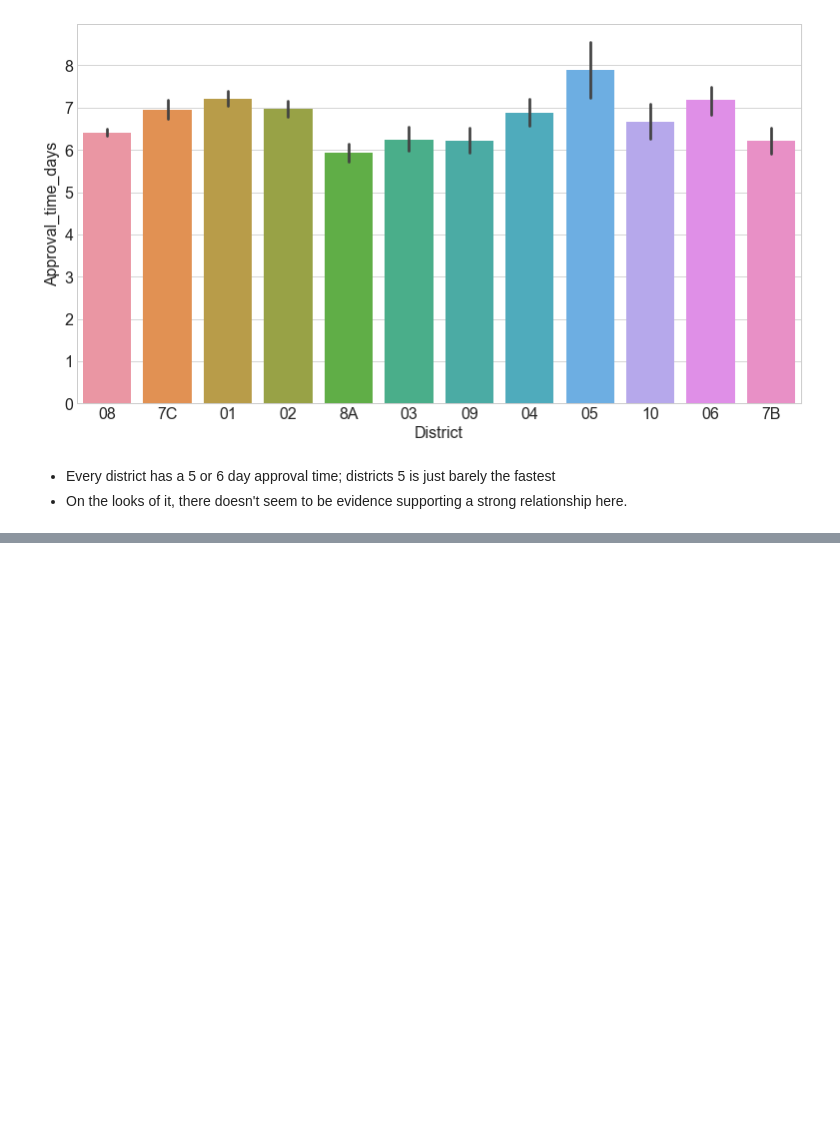
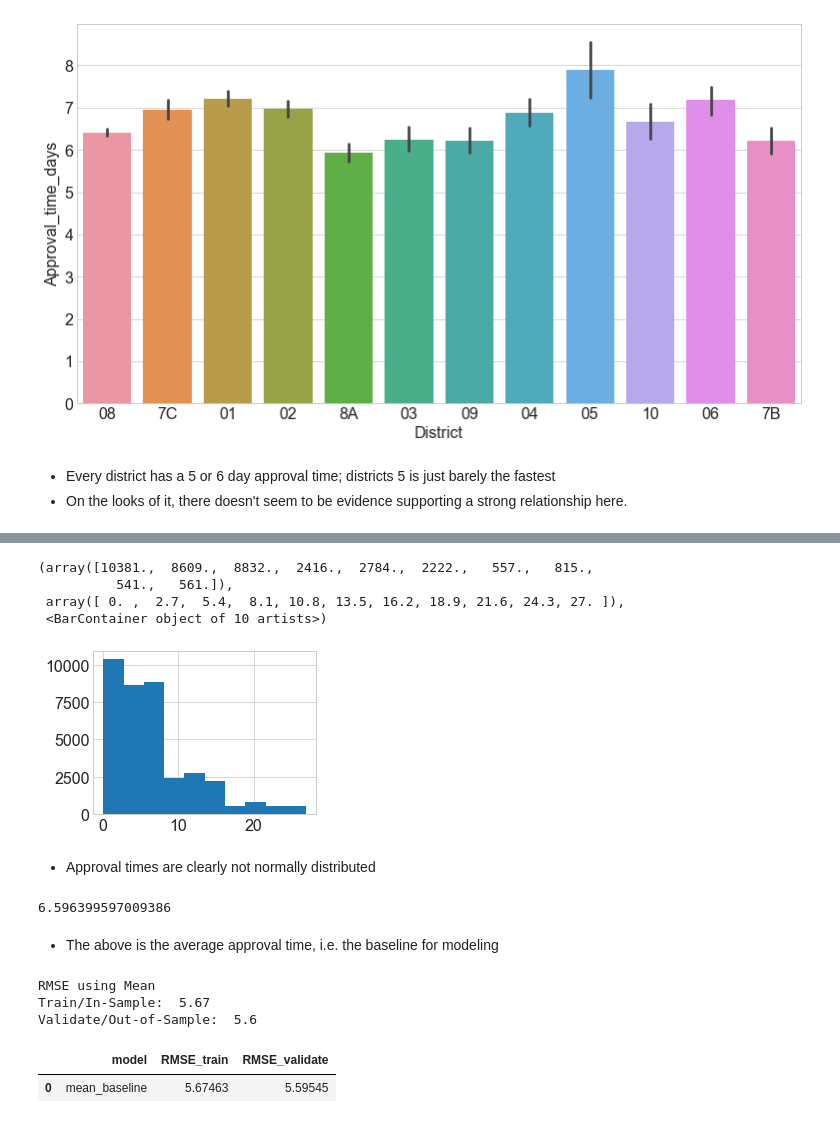
Before and after one commit to brianclements03/Individual_Project, a Jupyter notebook: Final_Notebook_Draft.ipynb, the cells around one changed output, grey strips where cells are left out. Cells and saved outputs as stored; diff of their text form; code cells hidden in the pictures; blank space fills up the shorter version.

Commit message:
improve readme and add modeling to draft

```diff
--- a/Final_Notebook_Draft.ipynb
+++ b/Final_Notebook_Draft.ipynb
@@ -916,0 +934,19 @@ sns.barplot(data=train,x='District',y='Approval_time_days')
+# %%
+# visualize the distribution of y_train
+plt.figure(figsize=(4,3))
+plt.hist(y_train)
+# %% [output]
+(array([10381.,  8609.,  8832.,  2416.,  2784.,  2222.,   557.,   815.,
+          541.,   561.]),
+ array([ 0. ,  2.7,  5.4,  8.1, 10.8, 13.5, 16.2, 18.9, 21.6, 24.3, 27. ]),
+ <BarContainer object of 10 artists>)
+[figure, added]
+# %% [markdown]
+- Approval times are clearly not normally distributed
+# %%
+# Calculate the mean approval time of the y_train
+y_train_scaled.Approval_time_days.mean()
+# %% [output]
+6.596399597009386
+# %% [markdown]
+- The above is the average approval time, i.e. the baseline for modeling
@@ -916,0 +966,29 @@ sns.barplot(data=train,x='District',y='Approval_time_days')
+# %%
+# 2. RMSE of tax_value_pred_mean
+# Here, I calculate the Root Mean Squared Error of the baseline and print it
+from sklearn.metrics import mean_squared_error
+
+rmse_train = mean_squared_error(y_train.Approval_time_days,
+                                y_train.Approval_time_pred_mean) ** .5
+rmse_validate = mean_squared_error(y_validate.Approval_time_days, y_validate.Approval_time_pred_mean) ** (0.5)
+
+print("RMSE using Mean\nTrain/In-Sample: ", round(rmse_train, 2),
+      "\nValidate/Out-of-Sample: ", round(rmse_validate, 2))
+# %% [output]
+RMSE using Mean
+Train/In-Sample:  5.67
+Validate/Out-of-Sample:  5.6
+# %%
+# Here, I create a DataFrame to insert the evaluation metrics of the different models; this datafram will be
+# taken in by the modeling function below and expanded on.
+metric_df = pd.DataFrame(data=[
+            {
+                'model': 'mean_baseline',
+                'RMSE_train': rmse_train,
+                'RMSE_validate': rmse_validate
+                }
+            ])
+metric_df
+# %% [output]
+|  | model | RMSE_train | RMSE_validate |
+| 0 | mean_baseline | 5.67463 | 5.59545 |
```
Also changed, not shown: parts of 13 cells of this notebook, 2 other files.
